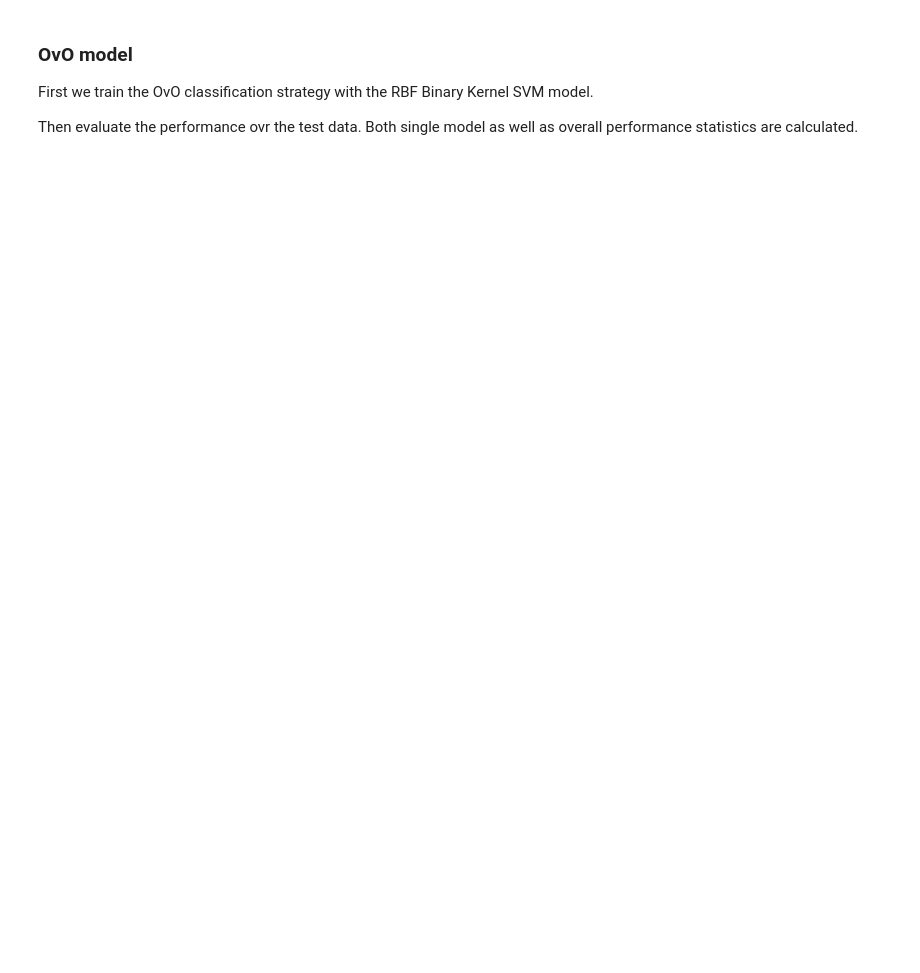
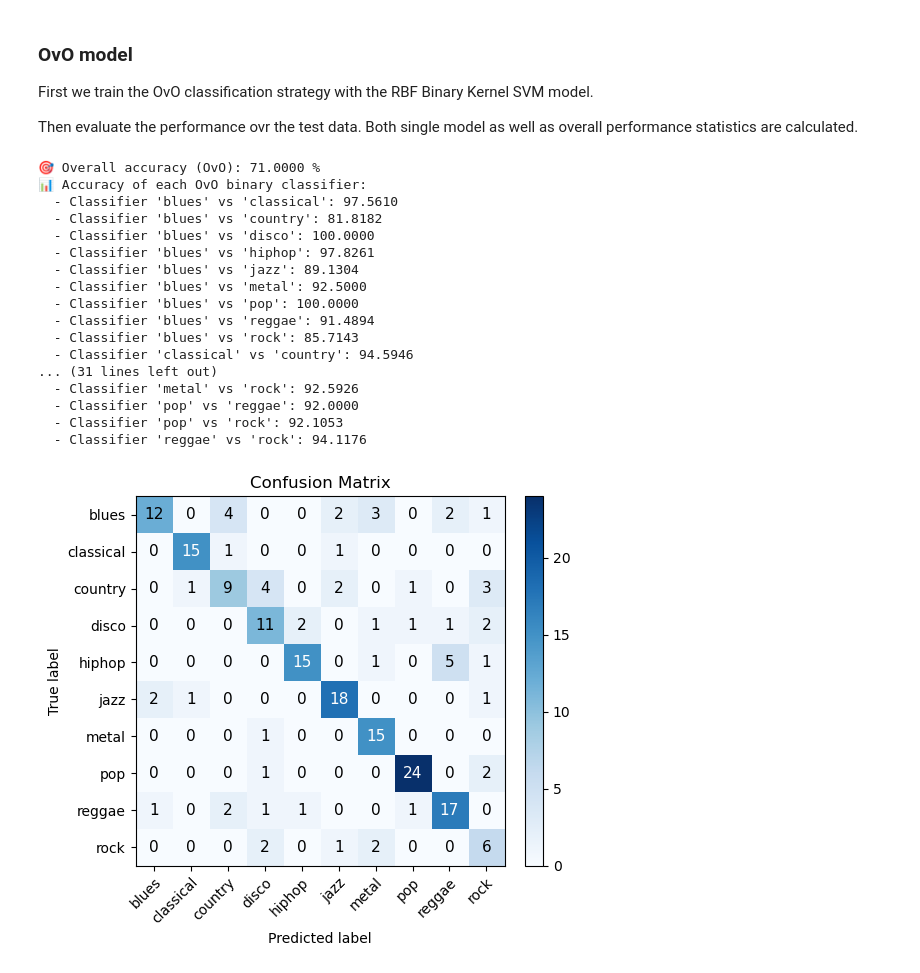
Before and after one commit to jpalikowska/Music-AppliedML, a Jupyter notebook: notebookJP.ipynb, the cells around one changed output. Drawn from its saved outputs; the diff is of its cells as text; code cells hidden in the pictures; blank space fills up the shorter version.

```diff
--- a/notebookJP.ipynb
+++ b/notebookJP.ipynb
@@ -113,5 +143,29 @@ Then evaluate the performance ovr the test data. Both single model as well as ov
 svmOvO = KernelMulticlassOvO(kernel=config["kernel"], sigma=sigma, C=config["C"])
 svmOvO.fit(X_train, Y_train)
 # %%
+svmOvO.evaluate_accuracy(X_test, Y_test)
 svmOvO.evaluate_models(X_test, Y_test)
-svmOvO.evaluate_accuracy(X_test, Y_test)
+
+true_labels = np.eye(10)[labels_to_numbers(Y_test, class_names=class_names)]
+pred_labels = np.eye(10)[labels_to_numbers(svmOvO(X_test), class_names=class_names)]
+
+confusion_matrix(true_labels, pred_labels, num_classes=10, class_names=class_names)
+# %% [output]
+🎯 Overall accuracy (OvO): 71.0000 %
+📊 Accuracy of each OvO binary classifier:
+  - Classifier 'blues' vs 'classical': 97.5610
+  - Classifier 'blues' vs 'country': 81.8182
+  - Classifier 'blues' vs 'disco': 100.0000
+  - Classifier 'blues' vs 'hiphop': 97.8261
+  - Classifier 'blues' vs 'jazz': 89.1304
+  - Classifier 'blues' vs 'metal': 92.5000
+  - Classifier 'blues' vs 'pop': 100.0000
+  - Classifier 'blues' vs 'reggae': 91.4894
+  - Classifier 'blues' vs 'rock': 85.7143
+  - Classifier 'classical' vs 'country': 94.5946
+... (31 lines left out)
+  - Classifier 'metal' vs 'rock': 92.5926
+  - Classifier 'pop' vs 'reggae': 92.0000
+  - Classifier 'pop' vs 'rock': 92.1053
+  - Classifier 'reggae' vs 'rock': 94.1176
+[figure, added]
```
Also changed, not shown: parts of 4 cells of this notebook, 2 other files.
